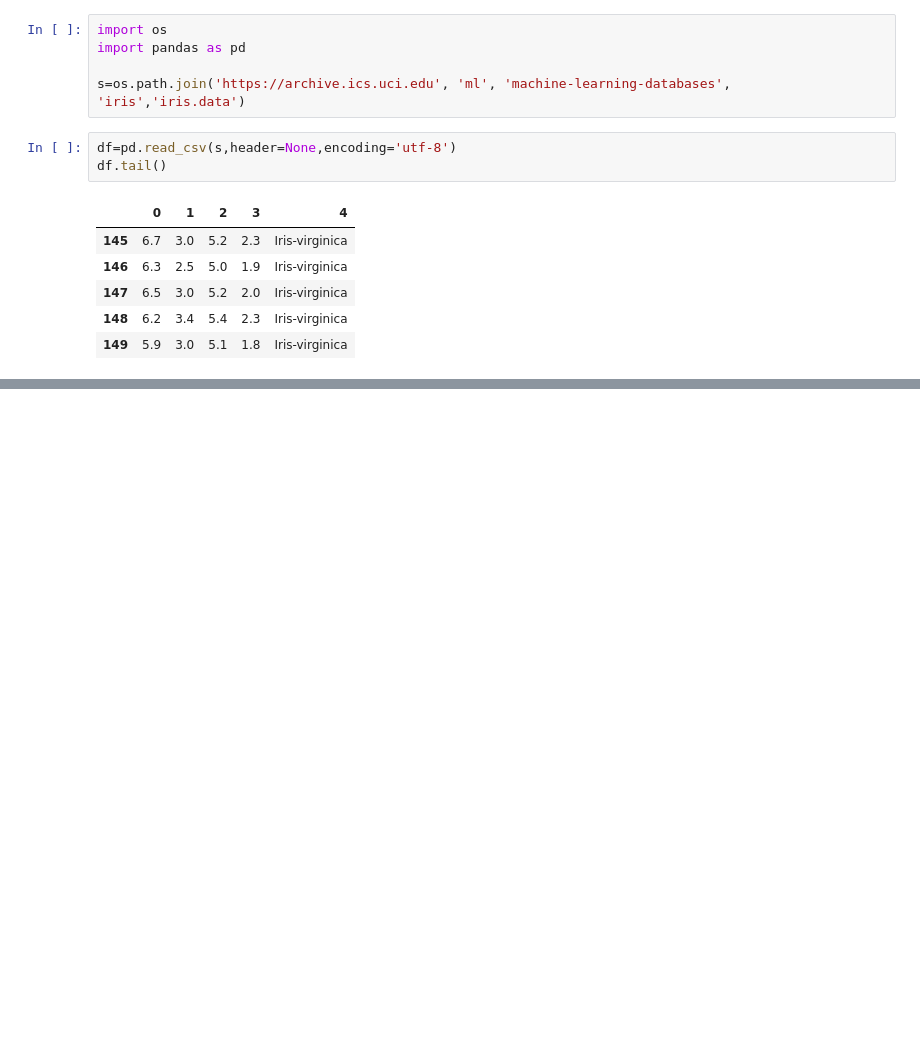
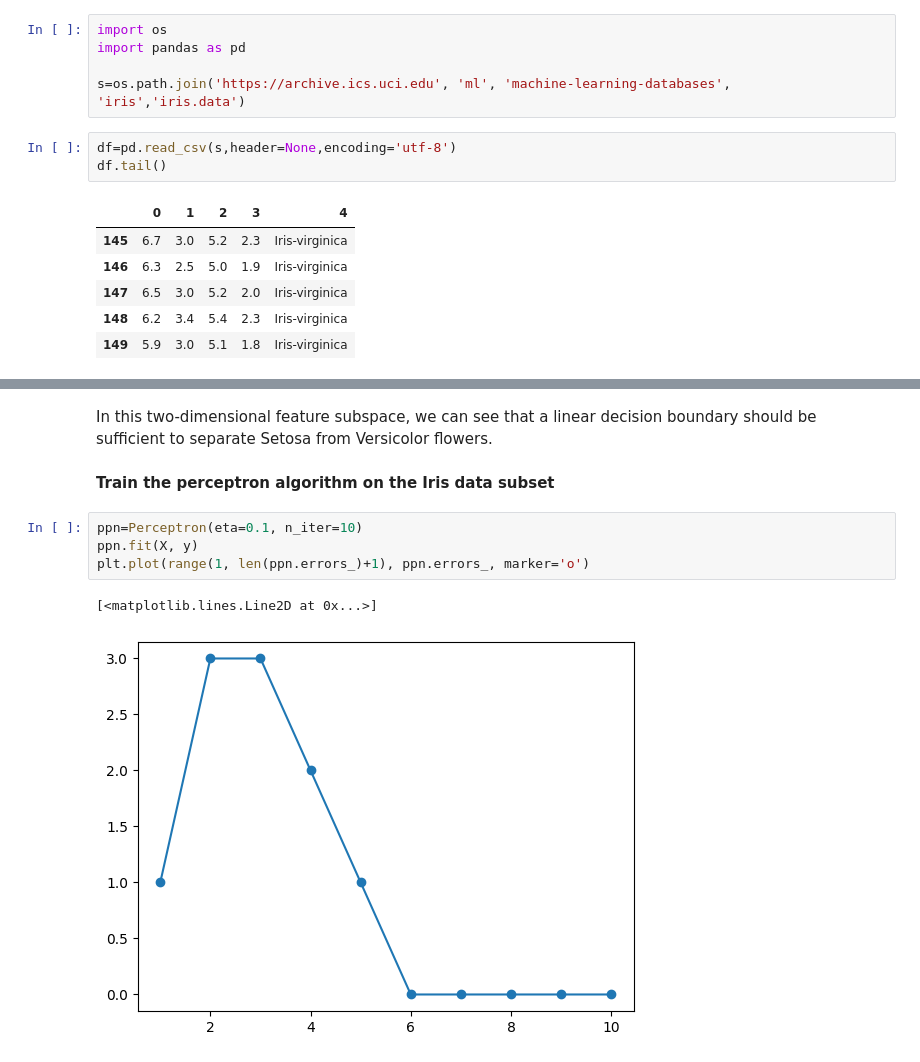
Before and after one commit to nargesghan/cs_internship_journey, a Jupyter notebook: simple-classification/perceptron.ipynb, the cells around one changed output, grey strips where cells are left out. Saved outputs shown, nothing was run; the diff lists cells and outputs as text; blank space fills up the shorter version.

Commit message:
train perceptron on the Iris dataset

```diff
--- a/simple-classification/perceptron.ipynb
+++ b/simple-classification/perceptron.ipynb
@@ -50,0 +94,12 @@ df.tail()
+# %% [markdown]
+In this two-dimensional feature subspace, we can see that a linear
+decision boundary should be sufficient to separate Setosa from Versicolor flowers.
+# %% [markdown]
+**Train the perceptron algorithm on the Iris data subset**
+# %%
+ppn=Perceptron(eta=0.1, n_iter=10)
+ppn.fit(X, y)
+plt.plot(range(1, len(ppn.errors_)+1), ppn.errors_, marker='o')
+# %% [output]
+[<matplotlib.lines.Line2D at 0x...>]
+[figure, added]
```
Also changed, not shown: parts of 8 cells of this notebook.
